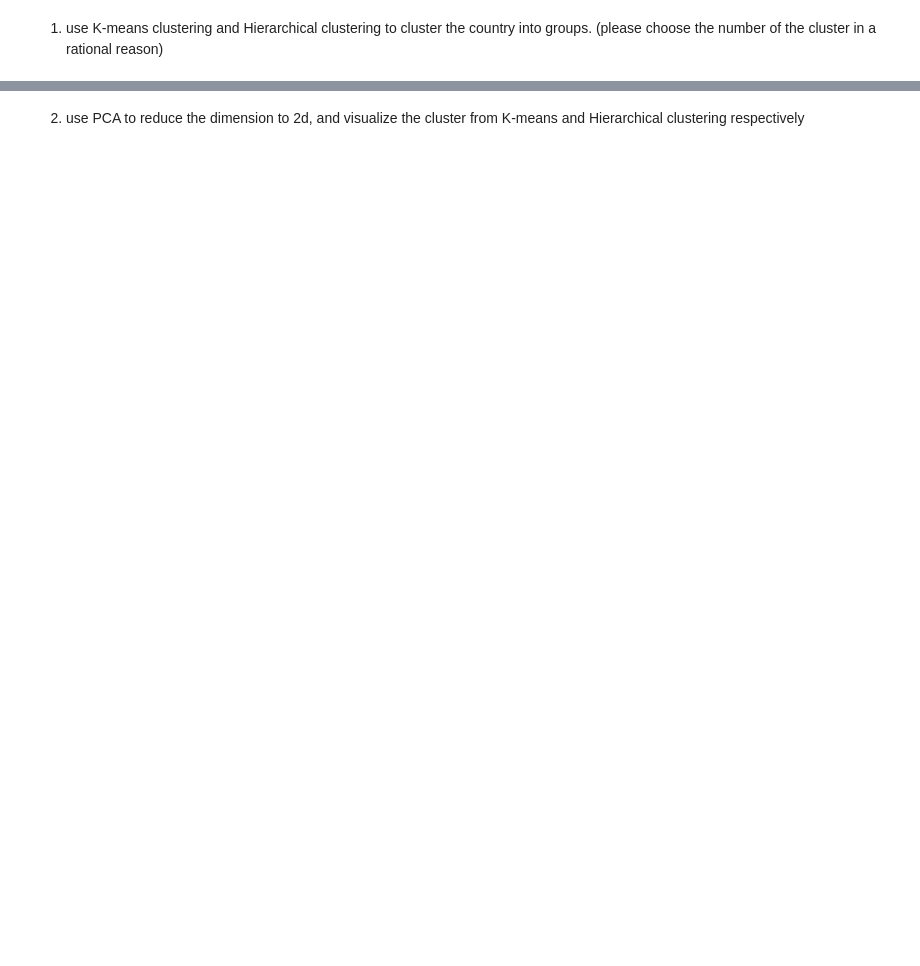
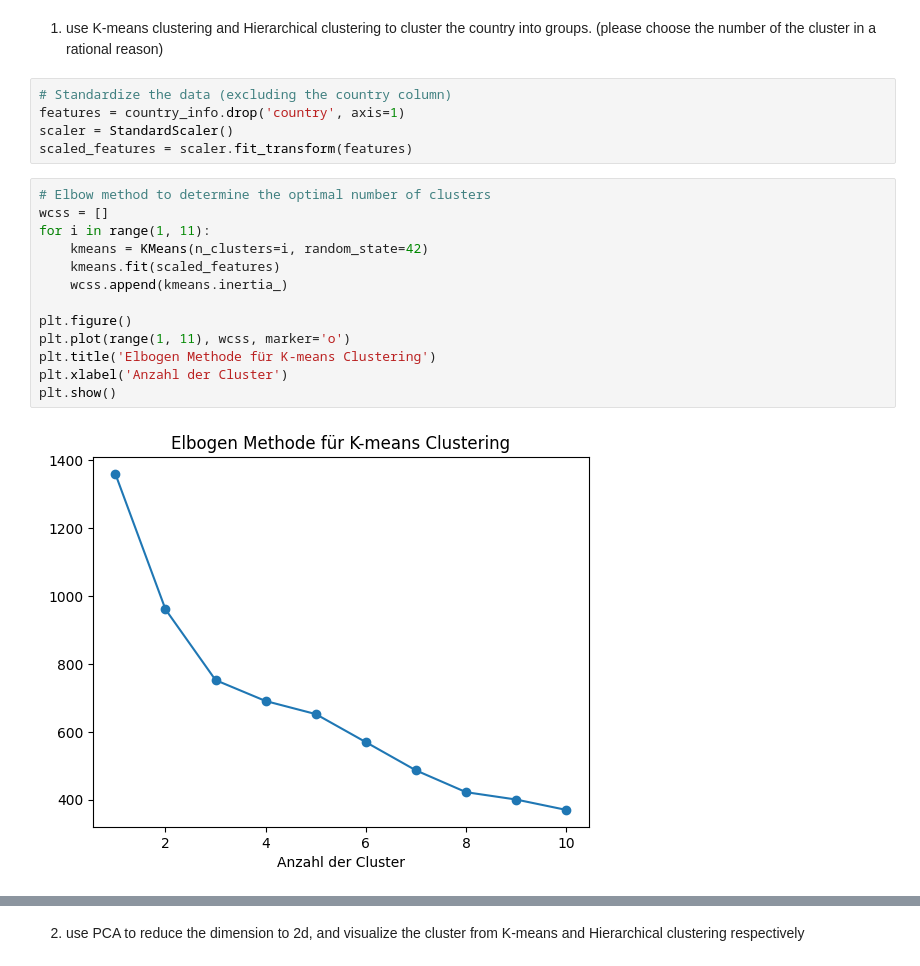
Before and after one commit to sophieHerstein/DS_Clustering, a Jupyter notebook: clustering_exercise.ipynb, the cells around one changed output, grey strips where cells are left out. Cells and saved outputs as stored; diff of their text form; blank space fills up the shorter version.

```diff
--- a/clustering_exercise.ipynb
+++ b/clustering_exercise.ipynb
@@ -31,2 +59,22 @@ country_info
 # %% [markdown]
 1. use K-means clustering and Hierarchical clustering to cluster the country into groups. (please choose the number of the cluster in a rational reason)
+# %%
+# Standardize the data (excluding the country column)
+features = country_info.drop('country', axis=1)
+scaler = StandardScaler()
+scaled_features = scaler.fit_transform(features)
+# %%
+# Elbow method to determine the optimal number of clusters
+wcss = []
+for i in range(1, 11):
+    kmeans = KMeans(n_clusters=i, random_state=42)
+    kmeans.fit(scaled_features)
+    wcss.append(kmeans.inertia_)
+
+plt.figure()
+plt.plot(range(1, 11), wcss, marker='o')
+plt.title('Elbogen Methode für K-means Clustering')
+plt.xlabel('Anzahl der Cluster')
+plt.show()
+# %% [output]
+[figure, added]
```
Also changed, not shown: parts of 20 cells of this notebook.
